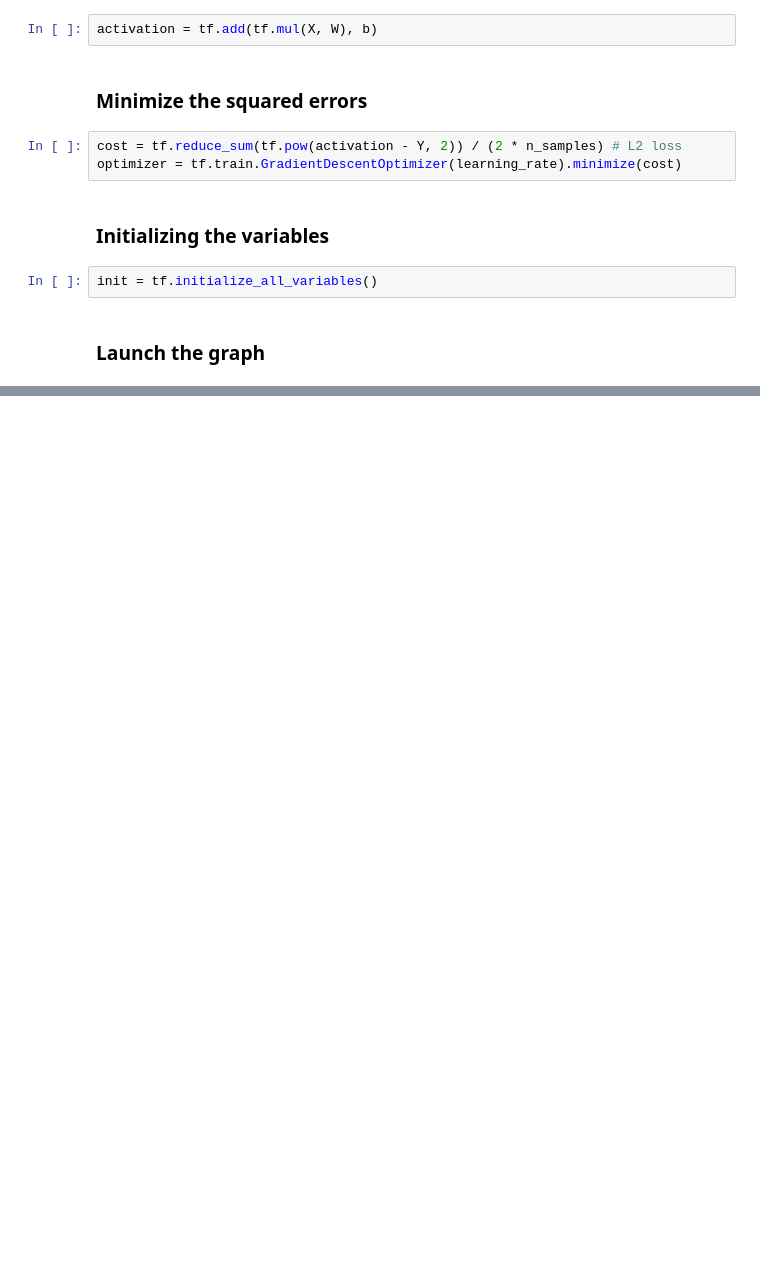
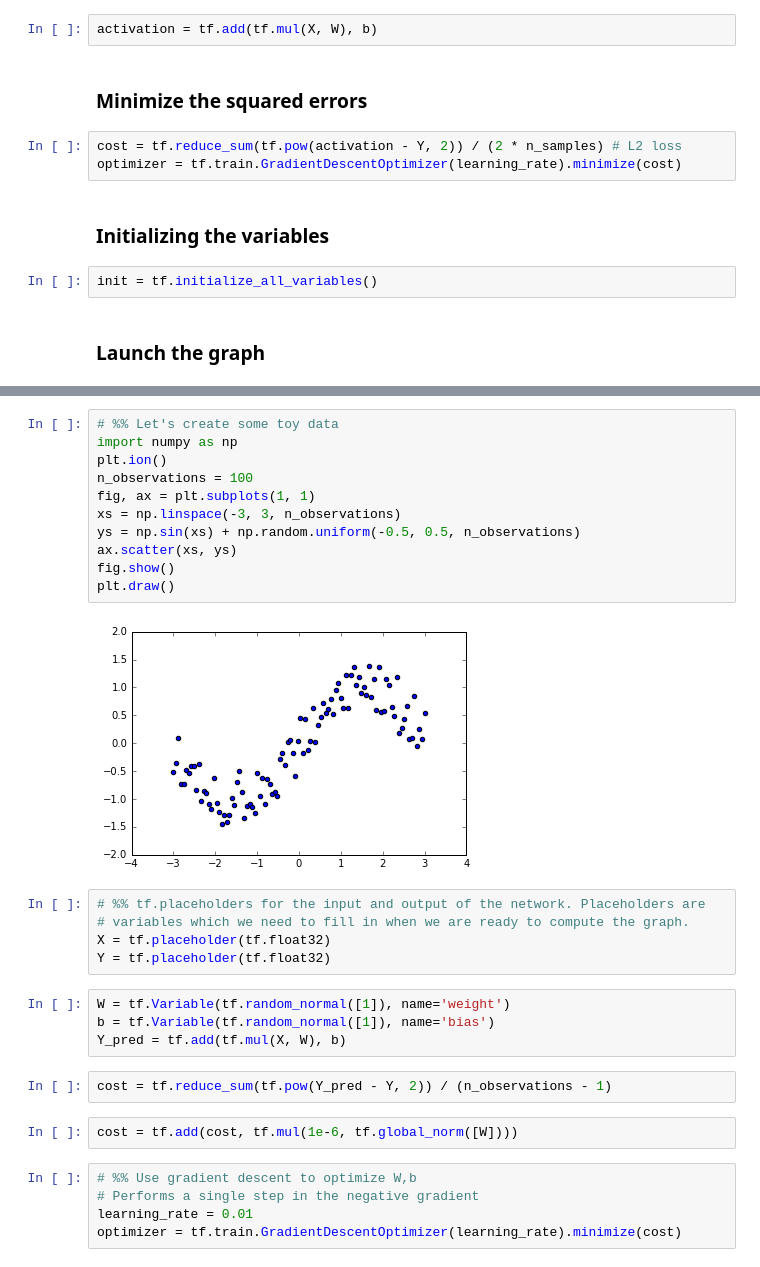
Before and after one commit to MarvinBertin/TensorFlow-Algorithms, a Jupyter notebook: Linear Regression.ipynb, the cells around one changed output, grey strips where cells are left out. Cells and saved outputs as stored; diff of their text form; blank space fills up the shorter version.

```diff
--- a/Linear Regression.ipynb
+++ b/Linear Regression.ipynb
@@ -88,0 +89,31 @@ cost = 0.077169329   W = 0.257292151451   b = 0.746083796024
+# %%
+# %% Let's create some toy data
+import numpy as np
+plt.ion()
+n_observations = 100
+fig, ax = plt.subplots(1, 1)
+xs = np.linspace(-3, 3, n_observations)
+ys = np.sin(xs) + np.random.uniform(-0.5, 0.5, n_observations)
+ax.scatter(xs, ys)
+fig.show()
+plt.draw()
+# %% [output]
+[figure, added]
+# %%
+# %% tf.placeholders for the input and output of the network. Placeholders are
+# variables which we need to fill in when we are ready to compute the graph.
+X = tf.placeholder(tf.float32)
+Y = tf.placeholder(tf.float32)
+# %%
+W = tf.Variable(tf.random_normal([1]), name='weight')
+b = tf.Variable(tf.random_normal([1]), name='bias')
+Y_pred = tf.add(tf.mul(X, W), b)
+# %%
+cost = tf.reduce_sum(tf.pow(Y_pred - Y, 2)) / (n_observations - 1)
+# %%
+cost = tf.add(cost, tf.mul(1e-6, tf.global_norm([W])))
+# %%
+# %% Use gradient descent to optimize W,b
+# Performs a single step in the negative gradient
+learning_rate = 0.01
+optimizer = tf.train.GradientDescentOptimizer(learning_rate).minimize(cost)
```
Also changed, not shown: parts of 12 cells of this notebook.
